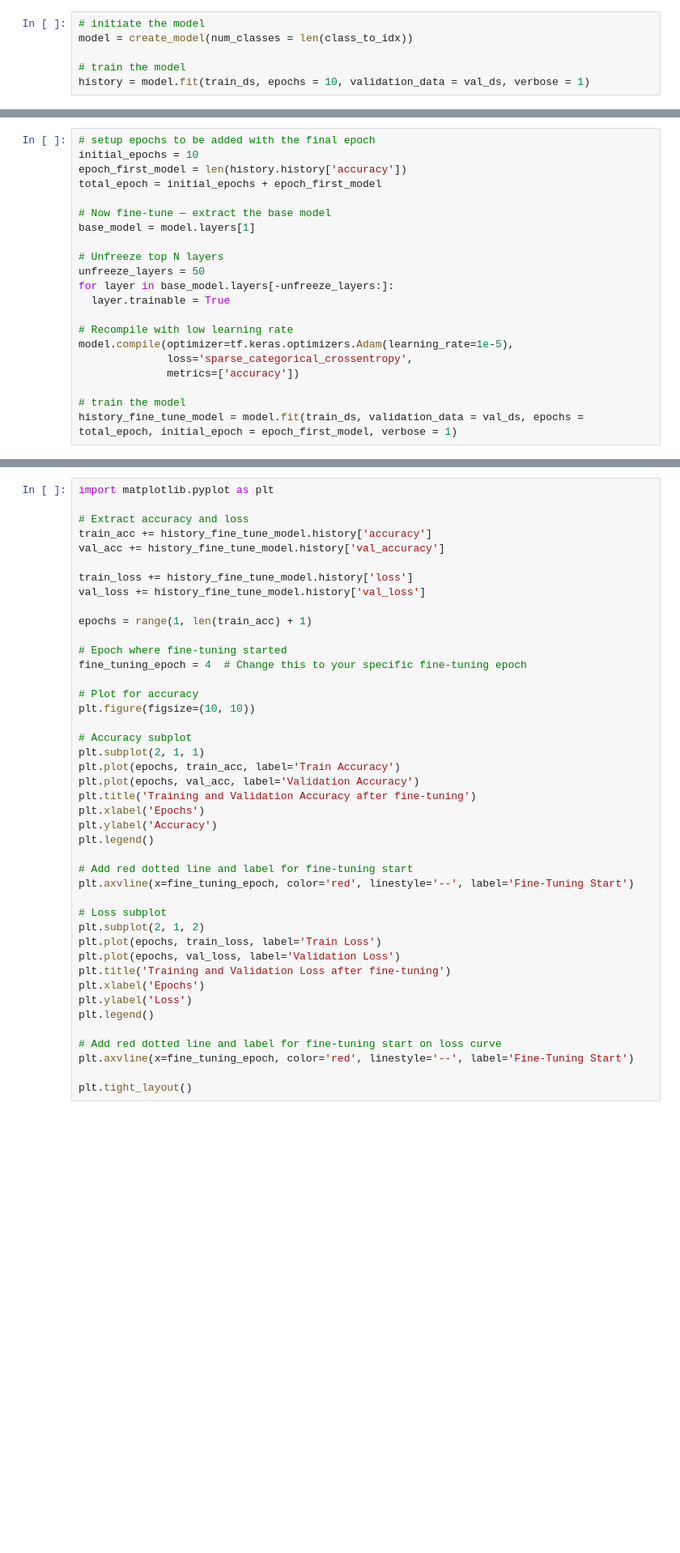
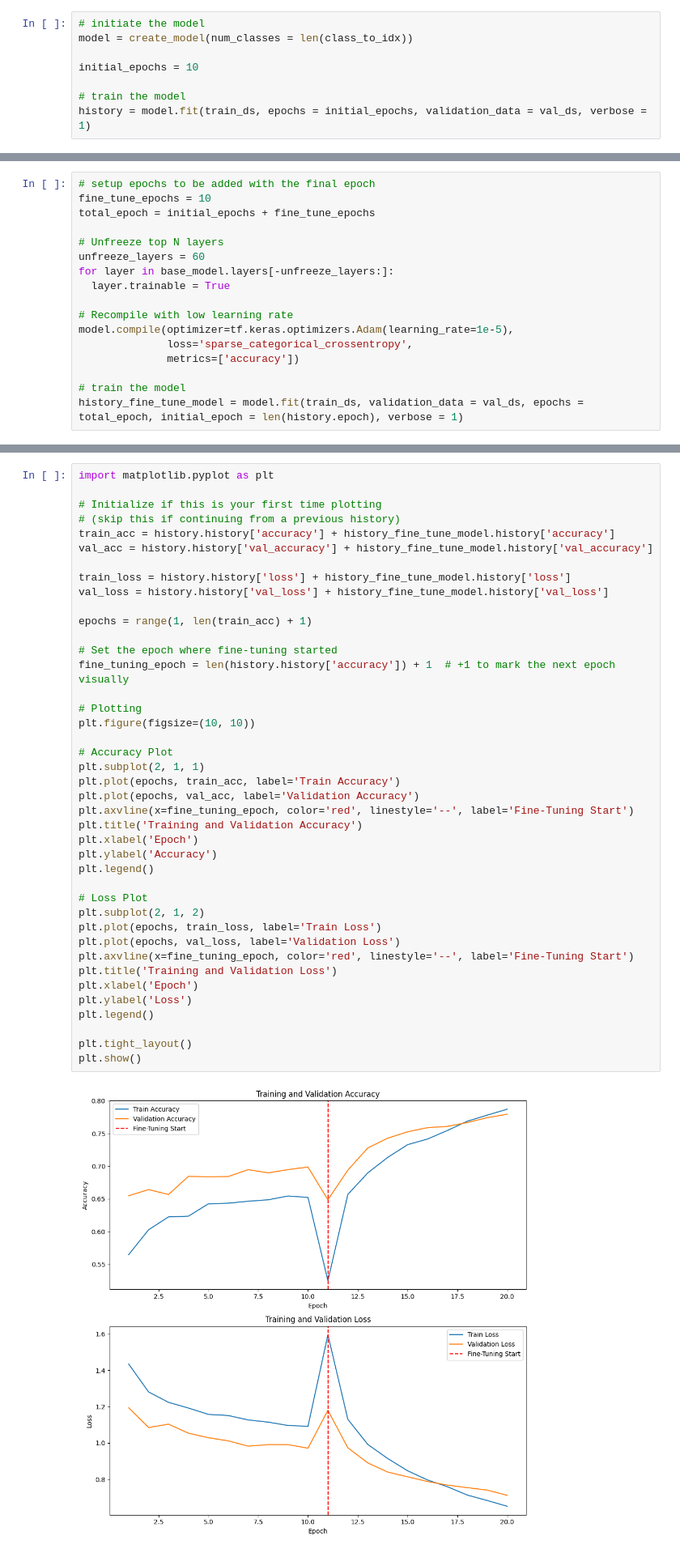
Before and after one commit to Ahmed-Sohail2000/Solar-Eye-Project, a Jupyter notebook: Solar_Eye_🌞👀_Solar_Image_Classification_Project_with_Deep_Learning.ipynb, the cells around one changed output, grey strips where cells are left out. Shown at 81% size. Cells and saved outputs as stored; diff of their text form; blank space fills up the shorter version.

```diff
--- a/Solar_Eye_🌞👀_Solar_Image_Classification_Project_with_Deep_Learning.ipynb
+++ b/Solar_Eye_🌞👀_Solar_Image_Classification_Project_with_Deep_Learning.ipynb
@@ -700,8 +702,10 @@ def create_model(num_classes):
 # initiate the model
 model = create_model(num_classes = len(class_to_idx))
 
+initial_epochs = 10
+
 # train the model
-history = model.fit(train_ds, epochs = 10, validation_data = val_ds, verbose = 1)
+history = model.fit(train_ds, epochs = initial_epochs, validation_data = val_ds, verbose = 1)
 # %% [output]
 Downloading data from https://storage.googleapis.com/tensorflow/keras-applications/resnet/resnet50v2_weights_tf_dim_ordering_tf_kernels_notop.h5
 94668760/94668760 ━━━━━━━━━━━━━━━━━━━━ 1s 0us/step
@@ -748,14 +802,10 @@ Time to fine-tune the ResNet50V2 model and improve the performance.
 # %%
 # setup epochs to be added with the final epoch
-initial_epochs = 10
-epoch_first_model = len(history.history['accuracy'])
-total_epoch = initial_epochs + epoch_first_model
-
-# Now fine-tune — extract the base model
-base_model = model.layers[1]
+fine_tune_epochs = 10
+total_epoch = initial_epochs + fine_tune_epochs
 
 # Unfreeze top N layers
-unfreeze_layers = 50
+unfreeze_layers = 60
 for layer in base_model.layers[-unfreeze_layers:]:
   layer.trainable = True
 
@@ -765,4 +815,4 @@ model.compile(optimizer=tf.keras.optimizers.Adam(learning_rate=1e-5),
               metrics=['accuracy'])
 
 # train the model
-history_fine_tune_model = model.fit(train_ds, validation_data = val_ds, epochs = total_epoch, initial_epoch = epoch_first_model, verbose = 1)
+history_fine_tune_model = model.fit(train_ds, validation_data = val_ds, epochs = total_epoch, initial_epoch = len(history.epoch), verbose = 1)
@@ -769,43 +862,43 @@ history_fine_tune_model = model.fit(train_ds, validation_data = val_ds, epochs =
 # %%
 import matplotlib.pyplot as plt
 
-# Extract accuracy and loss
-train_acc += history_fine_tune_model.history['accuracy']
-val_acc += history_fine_tune_model.history['val_accuracy']
+# Initialize if this is your first time plotting
+# (skip this if continuing from a previous history)
+train_acc = history.history['accuracy'] + history_fine_tune_model.history['accuracy']
+val_acc = history.history['val_accuracy'] + history_fine_tune_model.history['val_accuracy']
 
-train_loss += history_fine_tune_model.history['loss']
-val_loss += history_fine_tune_model.history['val_loss']
+train_loss = history.history['loss'] + history_fine_tune_model.history['loss']
+val_loss = history.history['val_loss'] + history_fine_tune_model.history['val_loss']
 
 epochs = range(1, len(train_acc) + 1)
 
-# Epoch where fine-tuning started
-fine_tuning_epoch = 4  # Change this to your specific fine-tuning epoch
+# Set the epoch where fine-tuning started
+fine_tuning_epoch = len(history.history['accuracy']) + 1  # +1 to mark the next epoch visually
 
-# Plot for accuracy
+# Plotting
 plt.figure(figsize=(10, 10))
 
-# Accuracy subplot
+# Accuracy Plot
 plt.subplot(2, 1, 1)
 plt.plot(epochs, train_acc, label='Train Accuracy')
 plt.plot(epochs, val_acc, label='Validation Accuracy')
-plt.title('Training and Validation Accuracy after fine-tuning')
-plt.xlabel('Epochs')
+plt.axvline(x=fine_tuning_epoch, color='red', linestyle='--', label='Fine-Tuning Start')
+plt.title('Training and Validation Accuracy')
+plt.xlabel('Epoch')
 plt.ylabel('Accuracy')
 plt.legend()
 
-# Add red dotted line and label for fine-tuning start
-plt.axvline(x=fine_tuning_epoch, color='red', linestyle='--', label='Fine-Tuning Start')
-
-# Loss subplot
+# Loss Plot
 plt.subplot(2, 1, 2)
 plt.plot(epochs, train_loss, label='Train Loss')
 plt.plot(epochs, val_loss, label='Validation Loss')
-plt.title('Training and Validation Loss after fine-tuning')
-plt.xlabel('Epochs')
+plt.axvline(x=fine_tuning_epoch, color='red', linestyle='--', label='Fine-Tuning Start')
+plt.title('Training and Validation Loss')
+plt.xlabel('Epoch')
 plt.ylabel('Loss')
 plt.legend()
 
-# Add red dotted line and label for fine-tuning start on loss curve
-plt.axvline(x=fine_tuning_epoch, color='red', linestyle='--', label='Fine-Tuning Start')
-
 plt.tight_layout()
+plt.show()
+# %% [output]
+[figure, added]
```
Also changed, not shown: parts of 33 cells of this notebook.
